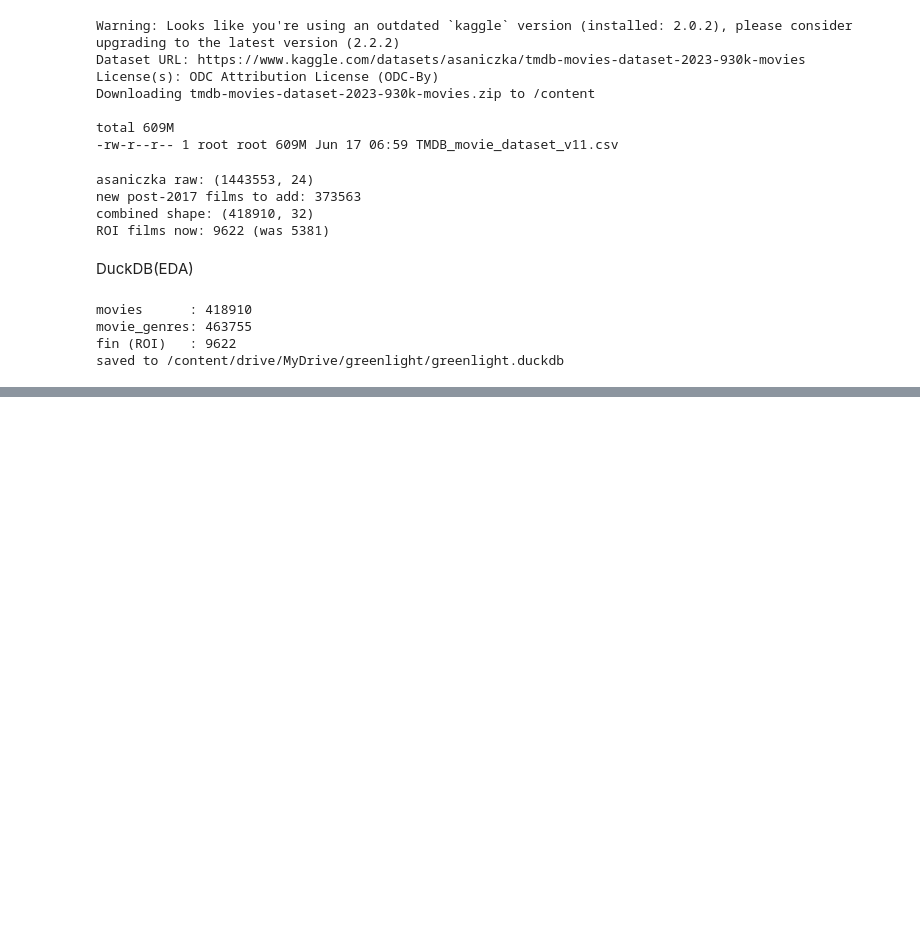
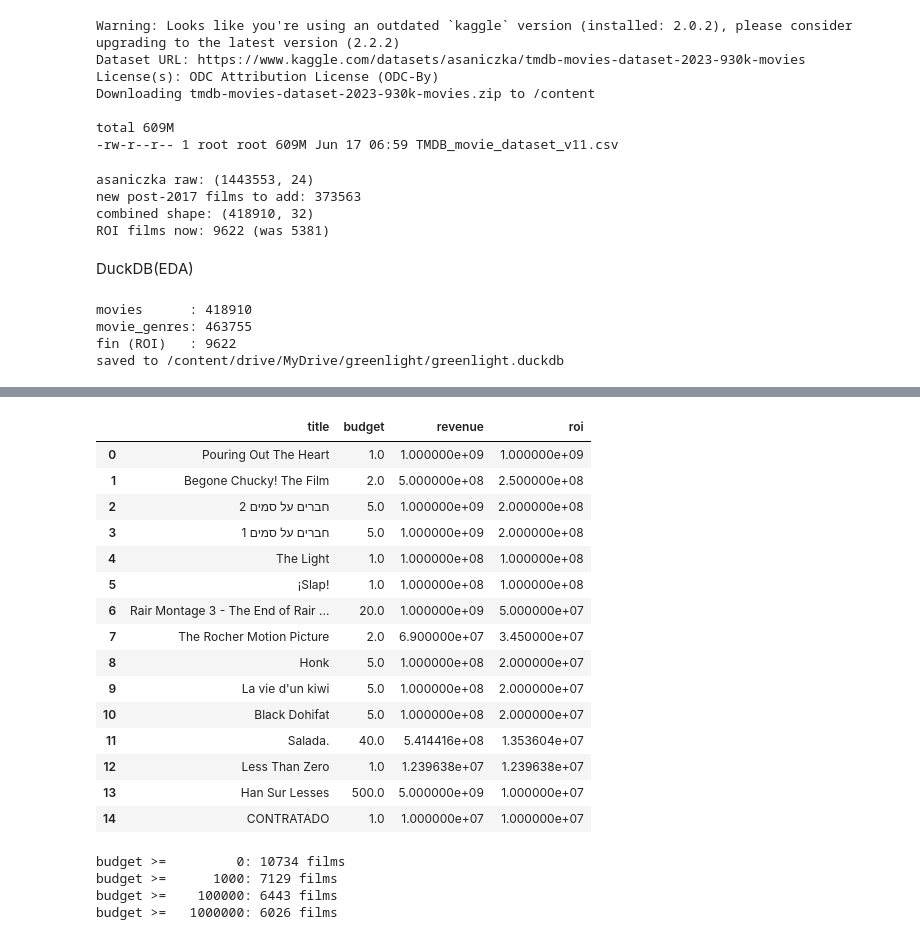
Before and after one commit to aryanp09-prog/Greenlight-Cinemas-ML-project, a Jupyter notebook: Untitled0.ipynb, the cells around one changed output, grey strips where cells are left out. Drawn from its saved outputs; the diff is of its cells as text; code cells hidden in the pictures; blank space fills up the shorter version.

```diff
--- a/Untitled0.ipynb
+++ b/Untitled0.ipynb
@@ -190,3 +190,20 @@ movies      : 418910
 movie_genres: 463755
 fin (ROI)   : 9622
 saved to /content/drive/MyDrive/greenlight/greenlight.duckdb
+# %%
+import duckdb
+con = duckdb.connect('/content/drive/MyDrive/greenlight/greenlight.duckdb')
+
+top_genres = con.execute("""
+SELECT g.genre,
+       COUNT(*)                AS n_films,
+       ROUND(AVG(f.roi), 2)    AS avg_roi,
+       ROUND(MEDIAN(f.roi), 2) AS median_roi
+FROM fin f
+JOIN movie_genres g ON f.id = g.id
+GROUP BY g.genre
+HAVING COUNT(*) >= 30
+ORDER BY median_roi DESC
+LIMIT 10
+""").df()
+print(top_genres)
@@ -192,0 +222,33 @@ saved to /content/drive/MyDrive/greenlight/greenlight.duckdb
+# %%
+con.execute("""
+SELECT title, budget, revenue, ROUND(roi, 1) AS roi
+FROM fin
+ORDER BY roi DESC
+LIMIT 15
+""").df()
+# %% [output]
+|  | title | budget | revenue | roi |
+| 0 | Pouring Out The Heart | 1.0 | 1.000000e+09 | 1.000000e+09 |
+| 1 | Begone Chucky! The Film | 2.0 | 5.000000e+08 | 2.500000e+08 |
+| 2 | חברים על סמים 2 | 5.0 | 1.000000e+09 | 2.000000e+08 |
+| 3 | חברים על סמים 1 | 5.0 | 1.000000e+09 | 2.000000e+08 |
+| 4 | The Light | 1.0 | 1.000000e+08 | 1.000000e+08 |
+| 5 | ¡Slap! | 1.0 | 1.000000e+08 | 1.000000e+08 |
+| 6 | Rair Montage 3 - The End of Rair ... | 20.0 | 1.000000e+09 | 5.000000e+07 |
+| 7 | The Rocher Motion Picture | 2.0 | 6.900000e+07 | 3.450000e+07 |
+| 8 | Honk | 5.0 | 1.000000e+08 | 2.000000e+07 |
+| 9 | La vie d'un kiwi | 5.0 | 1.000000e+08 | 2.000000e+07 |
+| 10 | Black Dohifat | 5.0 | 1.000000e+08 | 2.000000e+07 |
+| 11 | Salada. | 40.0 | 5.414416e+08 | 1.353604e+07 |
+| 12 | Less Than Zero | 1.0 | 1.239638e+07 | 1.239638e+07 |
+| 13 | Han Sur Lesses | 500.0 | 5.000000e+09 | 1.000000e+07 |
+| 14 | CONTRATADO | 1.0 | 1.000000e+07 | 1.000000e+07 |
+# %%
+for floor in [0, 1000, 100000, 1000000]:
+    n = con.execute(f"SELECT COUNT(*) FROM movies WHERE budget >= {floor} AND revenue >= 1000").fetchone()[0]
+    print(f"budget >= {floor:>9}: {n} films")
+# %% [output]
+budget >=         0: 10734 films
+budget >=      1000: 7129 films
+budget >=    100000: 6443 films
+budget >=   1000000: 6026 films
```
Also changed, not shown: parts of 11 cells of this notebook.
